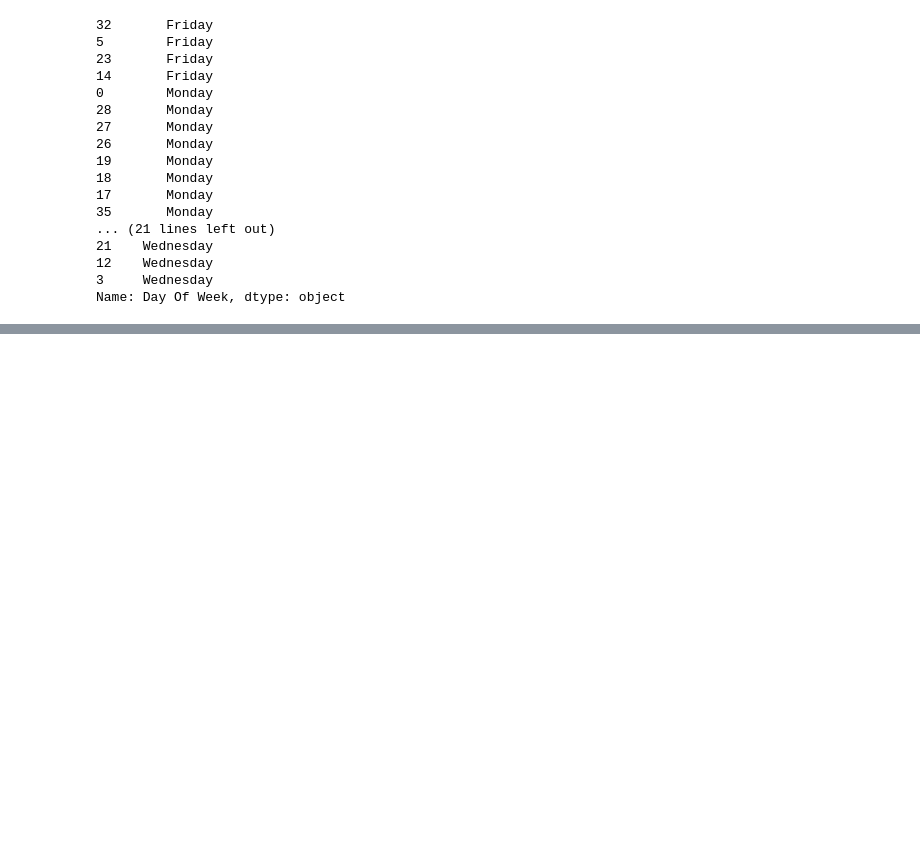
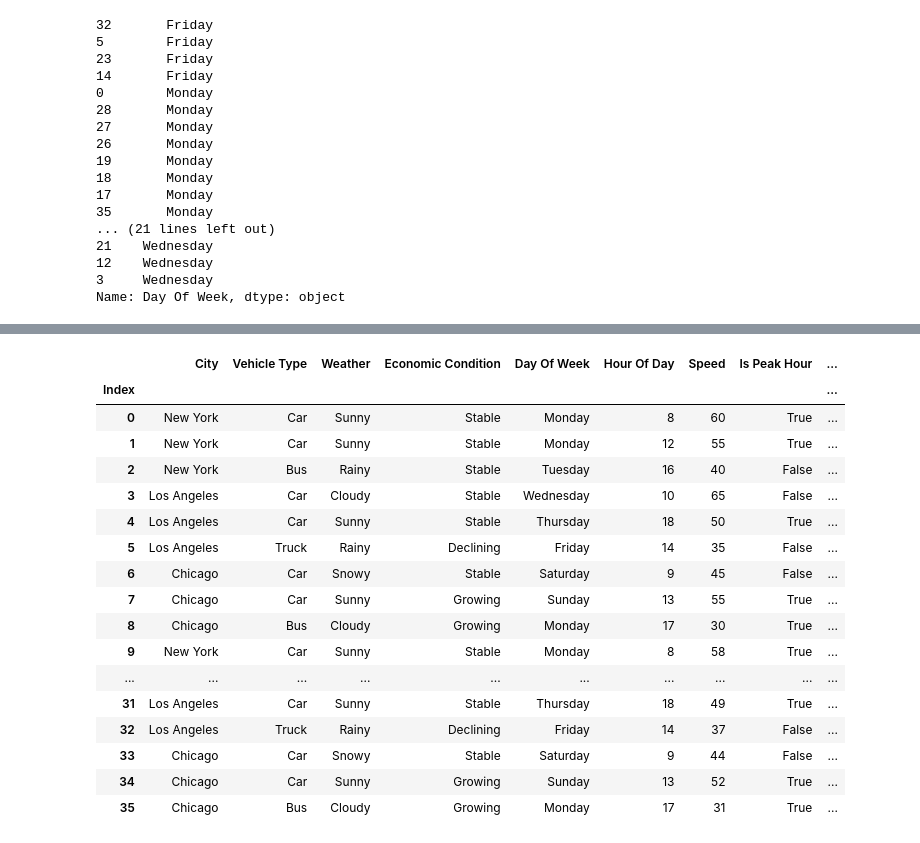
Before and after one commit to MR-ROGUE01/ai-ml-python-libraries, a Jupyter notebook: PANDAS/03_Summary Functions and Maps.ipynb, the cells around one changed output, grey strips where cells are left out. Cells and saved outputs as stored; diff of their text form; code cells hidden in the pictures; blank space fills up the shorter version.

```diff
--- a/PANDAS/03_Summary Functions and Maps.ipynb
+++ b/PANDAS/03_Summary Functions and Maps.ipynb
@@ -360,0 +445,6 @@ Name: Day Of Week, dtype: object
+# %%
+#data['new_column'] = "simulation"
+#data['new_column'] = 1
+#data.Speed.astype('float64')
+data['new_column'] = (data.Speed) % 2
+data['new_column']
@@ -360,0 +541,22 @@ Name: Day Of Week, dtype: object
+# %%
+data.rename_axis('Index', axis='rows')
+#data.rename_axis('Index', axis='columns')
+# %% [output]
+|  | City | Vehicle Type | Weather | Economic Condition | Day Of Week | Hour Of Day | Speed | Is Peak Hour | ... |
+| Index |  |  |  |  |  |  |  |  | ... |
+| 0 | New York | Car | Sunny | Stable | Monday | 8 | 60 | True | ... |
+| 1 | New York | Car | Sunny | Stable | Monday | 12 | 55 | True | ... |
+| 2 | New York | Bus | Rainy | Stable | Tuesday | 16 | 40 | False | ... |
+| 3 | Los Angeles | Car | Cloudy | Stable | Wednesday | 10 | 65 | False | ... |
+| 4 | Los Angeles | Car | Sunny | Stable | Thursday | 18 | 50 | True | ... |
+| 5 | Los Angeles | Truck | Rainy | Declining | Friday | 14 | 35 | False | ... |
+| 6 | Chicago | Car | Snowy | Stable | Saturday | 9 | 45 | False | ... |
+| 7 | Chicago | Car | Sunny | Growing | Sunday | 13 | 55 | True | ... |
+| 8 | Chicago | Bus | Cloudy | Growing | Monday | 17 | 30 | True | ... |
+| 9 | New York | Car | Sunny | Stable | Monday | 8 | 58 | True | ... |
+| ... | ... | ... | ... | ... | ... | ... | ... | ... | ... |
+| 31 | Los Angeles | Car | Sunny | Stable | Thursday | 18 | 49 | True | ... |
+| 32 | Los Angeles | Truck | Rainy | Declining | Friday | 14 | 37 | False | ... |
+| 33 | Chicago | Car | Snowy | Stable | Saturday | 9 | 44 | False | ... |
+| 34 | Chicago | Car | Sunny | Growing | Sunday | 13 | 52 | True | ... |
+| 35 | Chicago | Bus | Cloudy | Growing | Monday | 17 | 31 | True | ... |
```
Also changed, not shown: parts of 12 cells of this notebook.
